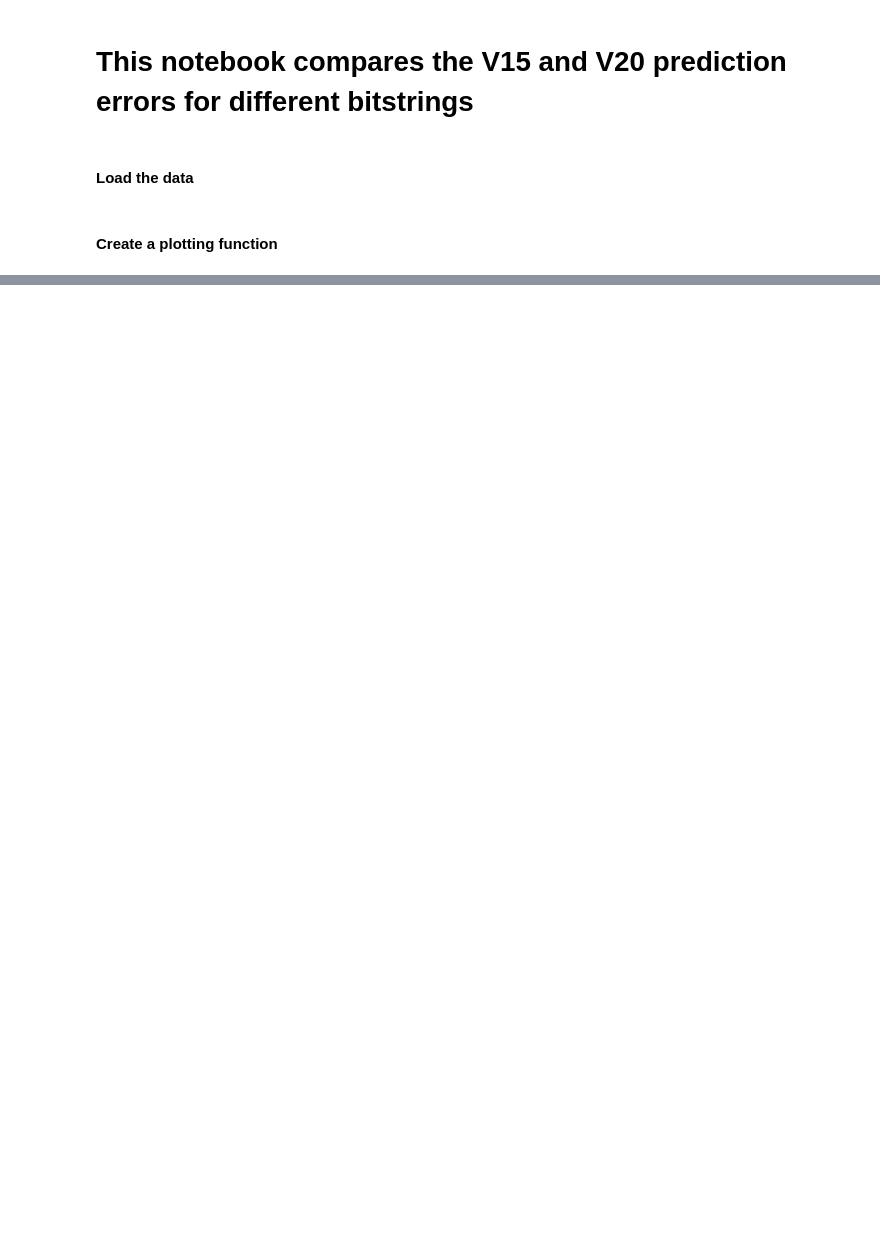
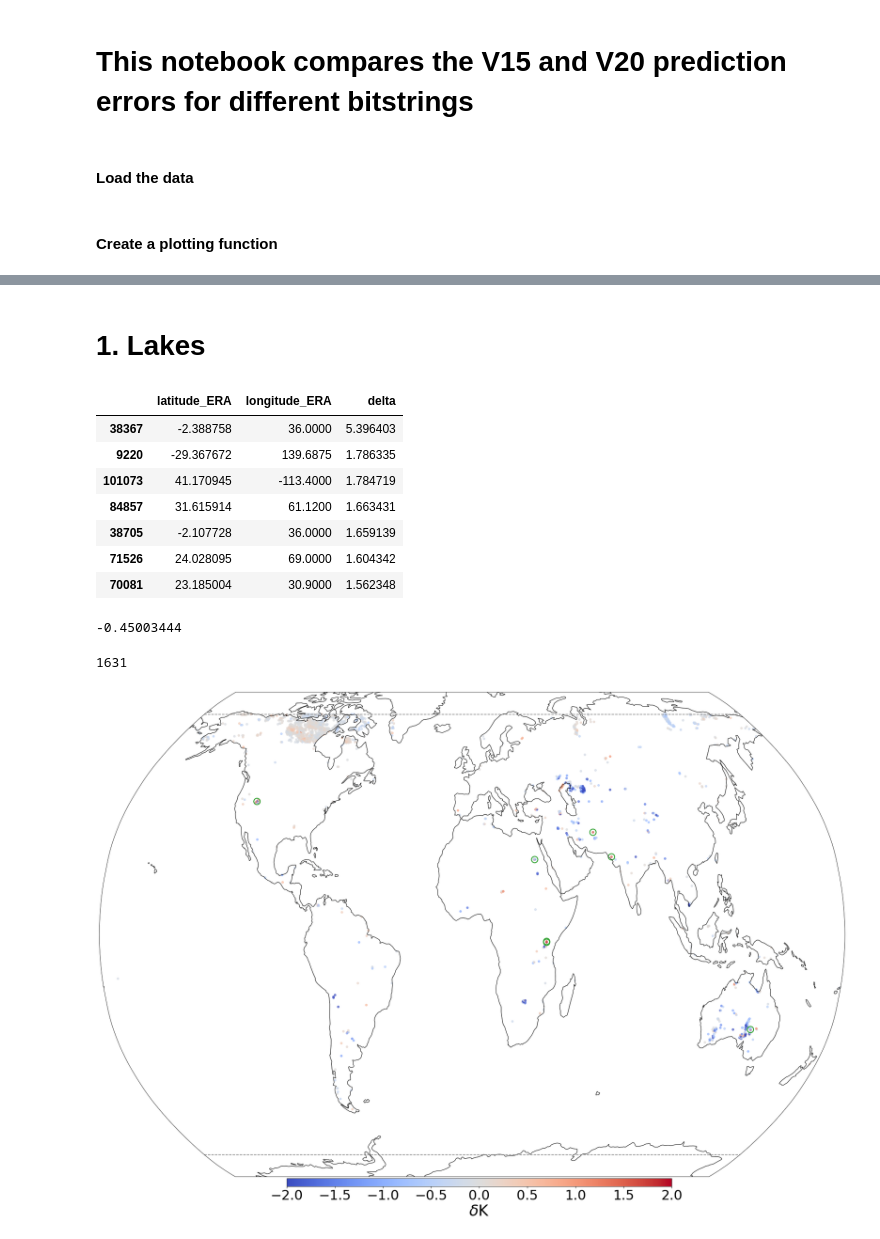
Before and after one commit to tomkimpson/ML4L, a Jupyter notebook: notebooks/lakes_manuscript/04.V20_vs_V15.ipynb, the cells around one changed output, grey strips where cells are left out. Cells and saved outputs as stored; diff of their text form; code cells hidden in the pictures; blank space fills up the shorter version.

```diff
--- a/notebooks/lakes_manuscript/04.V20_vs_V15.ipynb
+++ b/notebooks/lakes_manuscript/04.V20_vs_V15.ipynb
@@ -194,0 +96,21 @@ df_010100.sort_values(by=['delta'],ascending=False)#.iloc[4]
+# %% [markdown]
+# 1. Lakes
+# %%
+df_lake = df.query('clFr_change_is_significant & dl_change_is_significant & not oceanFr_change_is_significant & not si10Fr_change_is_significant')
+n = 7
+RobinsonPlot(df_lake,'delta',vmin=-2,vmax=+2,cmap=plt.cm.coolwarm,markersize = 20,savefig='figs/lake_haver.png',ncircles=n)
+display(df_lake.sort_values(by=['delta'],ascending=False).iloc[0:n][['latitude_ERA','longitude_ERA','delta']])
+display(df_lake.delta.mean())
+display(len(df_lake)) #''
+# %% [output]
+|  | latitude_ERA | longitude_ERA | delta |
+| 38367 | -2.388758 | 36.0000 | 5.396403 |
+| 9220 | -29.367672 | 139.6875 | 1.786335 |
+| 101073 | 41.170945 | -113.4000 | 1.784719 |
+| 84857 | 31.615914 | 61.1200 | 1.663431 |
+| 38705 | -2.107728 | 36.0000 | 1.659139 |
+| 71526 | 24.028095 | 69.0000 | 1.604342 |
+| 70081 | 23.185004 | 30.9000 | 1.562348 |
+-0.45003444
+1631
+[figure, added]
```
Also changed, not shown: parts of 50 cells of this notebook, 20 other files.
